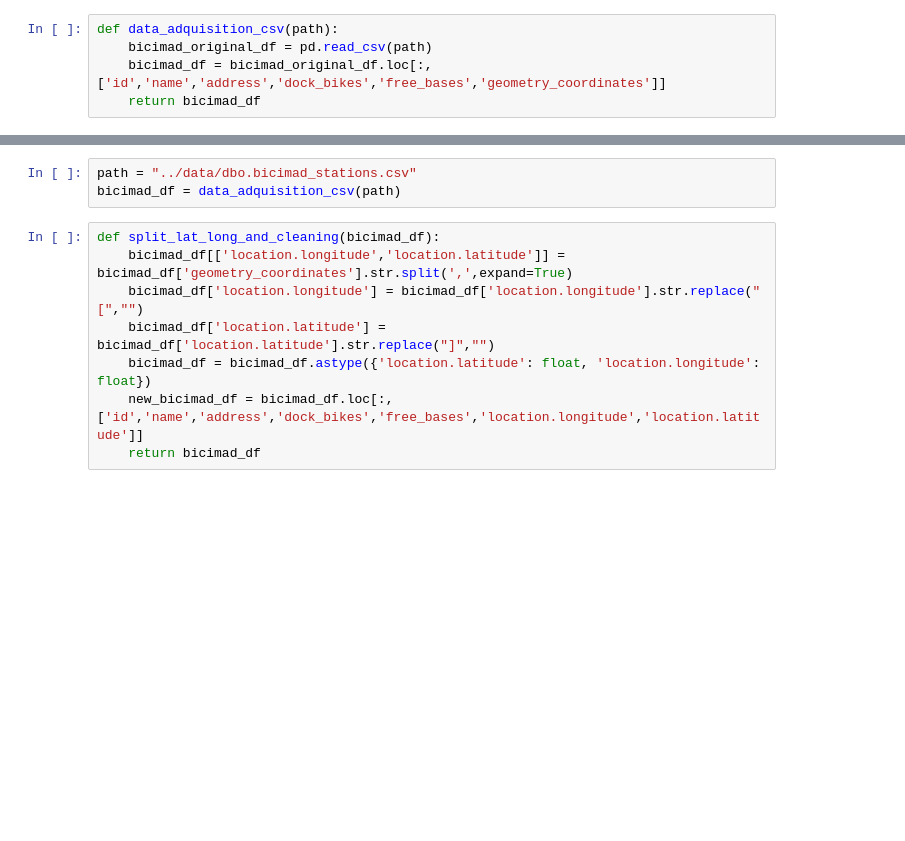
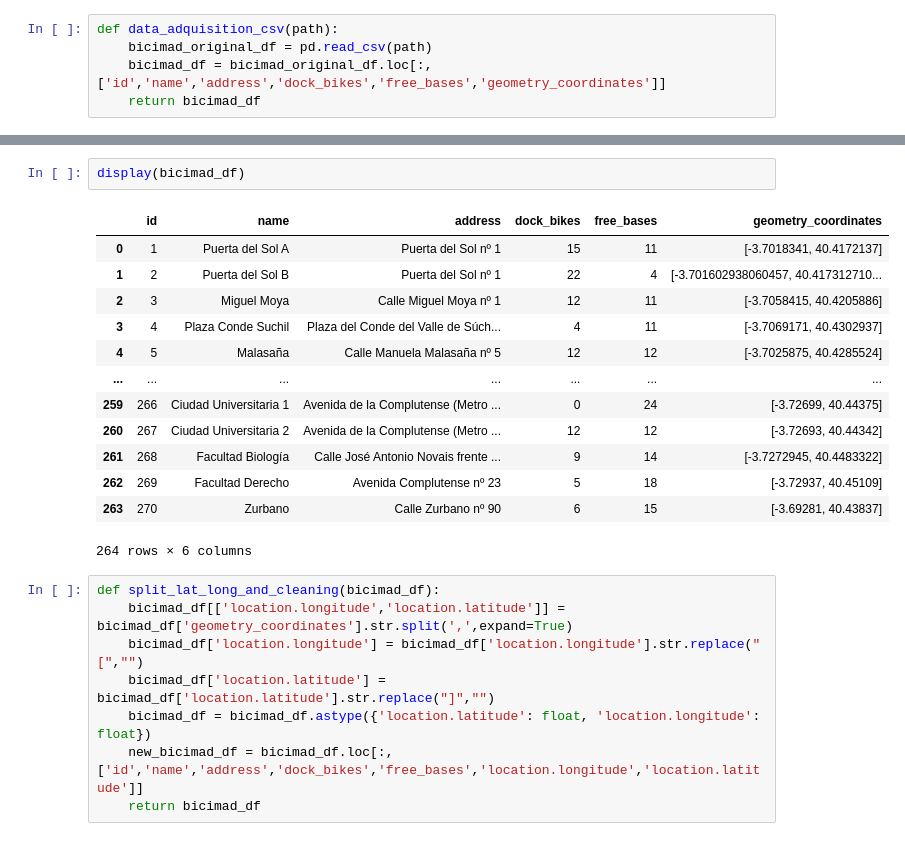
Before and after one commit to Irene9R/ih_datamadpt1121_project_m1, a Jupyter notebook: notebooks/Untitled1.ipynb, the cells around one changed output, grey strips where cells are left out. Drawn from its saved outputs; the diff is of its cells as text; blank space fills up the shorter version.

```diff
--- a/notebooks/Untitled1.ipynb
+++ b/notebooks/Untitled1.ipynb
@@ -70,6 +95,19 @@ def data_adquisition_csv(path):
 # %%
-path = "../data/dbo.bicimad_stations.csv"
-bicimad_df = data_adquisition_csv(path)
+display(bicimad_df)
+# %% [output]
+|  | id | name | address | dock_bikes | free_bases | geometry_coordinates |
+| 0 | 1 | Puerta del Sol A | Puerta del Sol nº 1 | 15 | 11 | [-3.7018341, 40.4172137] |
+| 1 | 2 | Puerta del Sol B | Puerta del Sol nº 1 | 22 | 4 | [-3.701602938060457, 40.417312710... |
+| 2 | 3 | Miguel Moya | Calle Miguel Moya nº 1 | 12 | 11 | [-3.7058415, 40.4205886] |
+| 3 | 4 | Plaza Conde Suchil | Plaza del Conde del Valle de Súch... | 4 | 11 | [-3.7069171, 40.4302937] |
+| 4 | 5 | Malasaña | Calle Manuela Malasaña nº 5 | 12 | 12 | [-3.7025875, 40.4285524] |
+| ... | ... | ... | ... | ... | ... | ... |
+| 259 | 266 | Ciudad Universitaria 1 | Avenida de la Complutense (Metro ... | 0 | 24 | [-3.72699, 40.44375] |
+| 260 | 267 | Ciudad Universitaria 2 | Avenida de la Complutense (Metro ... | 12 | 12 | [-3.72693, 40.44342] |
+| 261 | 268 | Facultad Biología | Calle José Antonio Novais frente ... | 9 | 14 | [-3.7272945, 40.4483322] |
+| 262 | 269 | Facultad Derecho | Avenida Complutense nº 23 | 5 | 18 | [-3.72937, 40.45109] |
+| 263 | 270 | Zurbano | Calle Zurbano nº 90 | 6 | 15 | [-3.69281, 40.43837] |
+264 rows × 6 columns
 # %%
 def split_lat_long_and_cleaning(bicimad_df):
     bicimad_df[['location.longitude','location.latitude']] = bicimad_df['geometry_coordinates'].str.split(',',expand=True)
```
Also changed, not shown: parts of 22 cells of this notebook, 8 other files.
